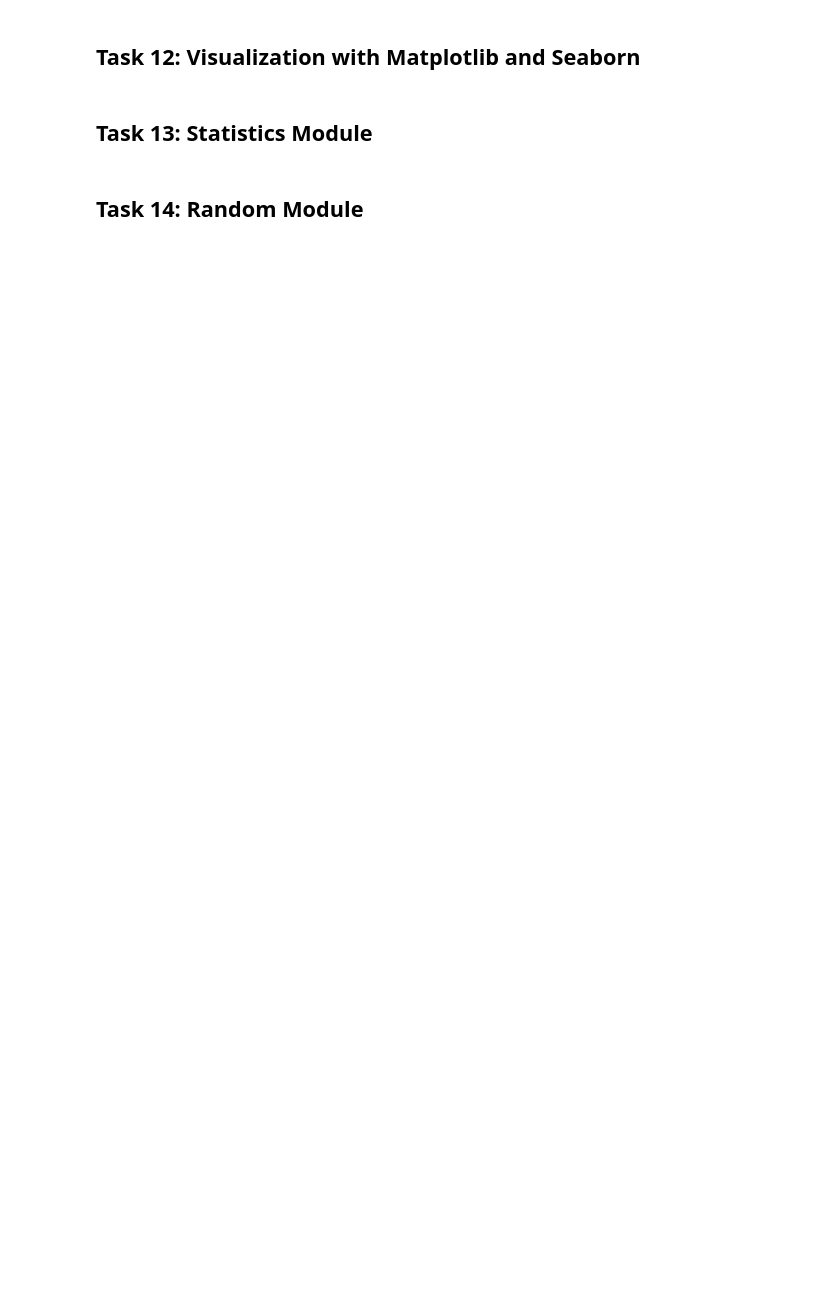
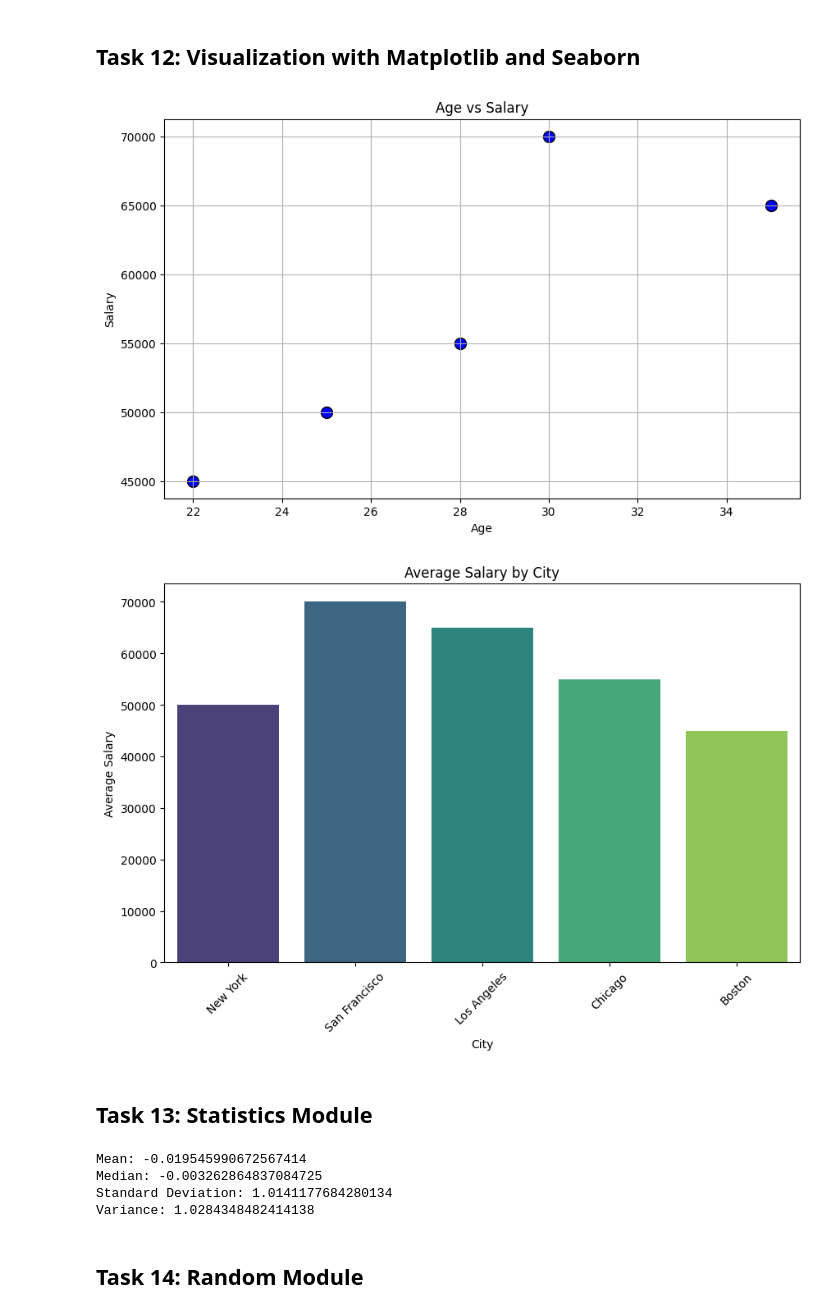
Before and after one commit to Seharsh1039/python-refresh-Seharsh1039, a Jupyter notebook: Example Task.ipynb, the cells around one changed output. Saved outputs shown, nothing was run; the diff lists cells and outputs as text; code cells hidden in the pictures; blank space fills up the shorter version.

```diff
--- a/Example Task.ipynb
+++ b/Example Task.ipynb
@@ -65,4 +117,10 @@ If the age is 65 or older, print "You are a senior citizen."
 Use a for loop to print the first 10 Fibonacci numbers.
 The Fibonacci sequence starts with 0 and 1, and each subsequent number is the sum of the two preceding ones.
 """
-# Your code here
+a, b = 0,1
+
+print("First 10 Fibonacci numbers:")
+
+for i in range(10):
+    print(a, end=" ")
+    a, b = b, a + b
@@ -134,7 +305,35 @@ Using the DataFrame from Task 10:
+# %%
+"""
+Using the DataFrame from Task 10:
+1. Create a scatter plot of Age vs Salary using Matplotlib
+2. Create a bar plot of average salary by city using Seaborn
+"""
+import matplotlib.pyplot as plt
+import seaborn as sns
+
+
+plt.figure(figsize=(10, 6))
+plt.scatter(df["Age"], df["Salary"], color="blue", edgecolor="black", s=100)
+plt.title("Age vs Salary")
+plt.xlabel("Age")
+plt.ylabel("Salary")
+plt.grid(True)
+plt.show()
+
+
+plt.figure(figsize=(10, 6))
+sns.barplot(x="City", y="Salary", data=df, estimator=lambda x: sum(x) / len(x), hue="City", dodge=False, palette="viridis", legend=False)
+plt.title("Average Salary by City")
+plt.xticks(rotation=45)
+plt.ylabel("Average Salary")
+plt.show()
+# %% [output]
+[figure, added]
+[figure, added]
 # %% [markdown]
 ## Task 13: Statistics Module
 # %%
-"""
+4"""
 Generate a list of 1000 random numbers following a normal distribution with mean 0 and standard deviation 1.
 Using the statistics module, calculate and print:
 1. The mean
@@ -142,7 +341,28 @@ Using the statistics module, calculate and print:
 3. The standard deviation
 4. The variance
 """
-# Your code here
+
+import random
+import statistics
+
+
+data = [random.normalvariate(0, 1) for _ in range(1000)]
+
+mean_value = statistics.mean(data)
+median_value = statistics.median(data)
+std_dev = statistics.stdev(data)
+variance_value = statistics.variance(data)
+
+
+print(f"Mean: {mean_value}")
+print(f"Median: {median_value}")
+print(f"Standard Deviation: {std_dev}")
+print(f"Variance: {variance_value}")
+# %% [output]
+Mean: -0.019545990672567414
+Median: -0.003262864837084725
+Standard Deviation: 1.0141177684280134
+Variance: 1.0284348482414138
 # %% [markdown]
 ## Task 14: Random Module
 # %%
```
Also changed, not shown: parts of 16 cells of this notebook.
